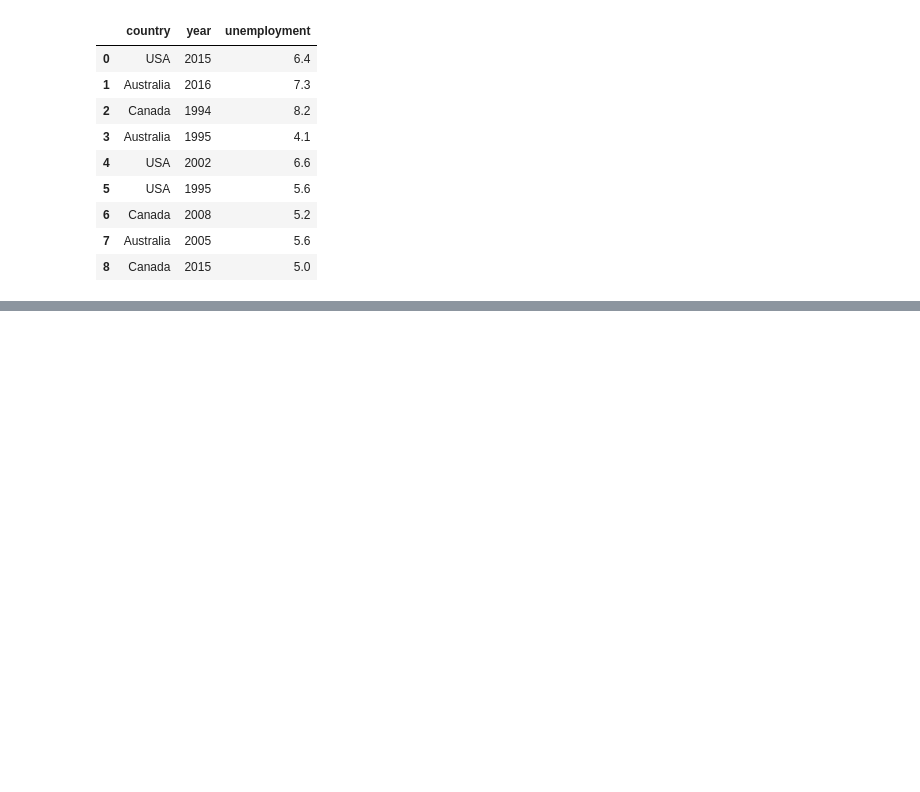
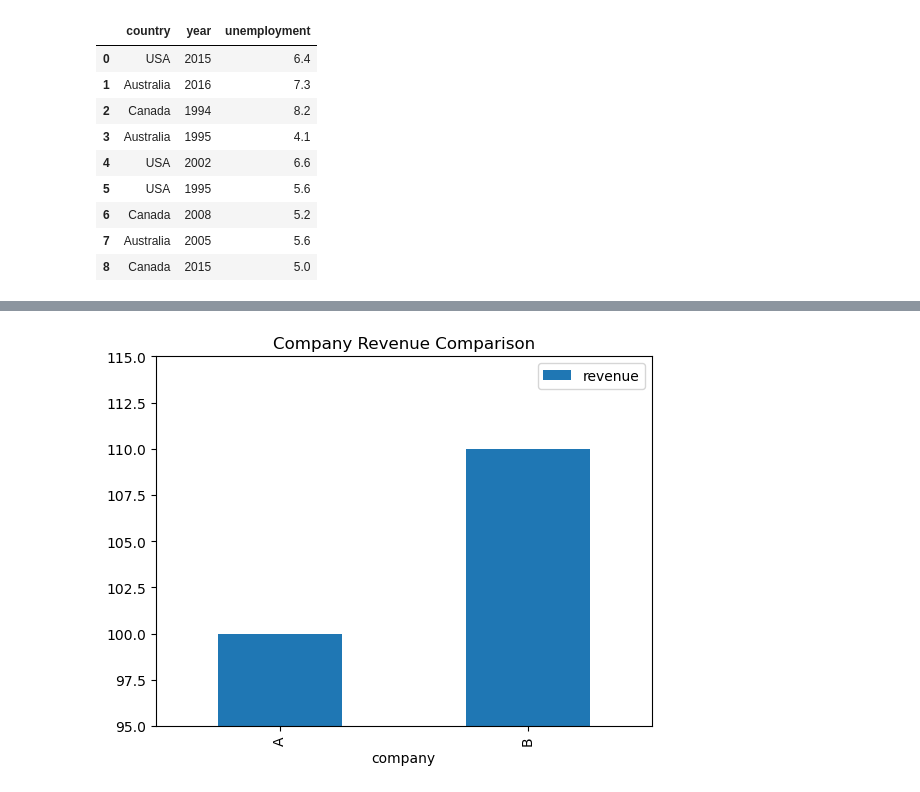
Before and after one commit to mortada-albanna/data_science_notebooks, a Jupyter notebook: COMP9321/Week4/Visualization.ipynb, the cells around one changed output, grey strips where cells are left out. Cells and saved outputs as stored; diff of their text form; code cells hidden in the pictures; blank space fills up the shorter version.

```diff
--- a/COMP9321/Week4/Visualization.ipynb
+++ b/COMP9321/Week4/Visualization.ipynb
@@ -56,0 +76,16 @@ df2.plot(x='year', y='unemployment')
+# %%
+# misleading visualization
+
+df_misleading = pd.DataFrame({
+    "company": ["A","B"],
+    "revenue": [100,110]
+})
+
+df_misleading.plot(kind="bar", x="company", y="revenue")
+
+plt.ylim(95,115)   # truncated axis
+plt.title("Company Revenue Comparison")
+
+plt.show()
+# %% [output]
+[figure, added]
```
Also changed, not shown: parts of 21 cells of this notebook.
